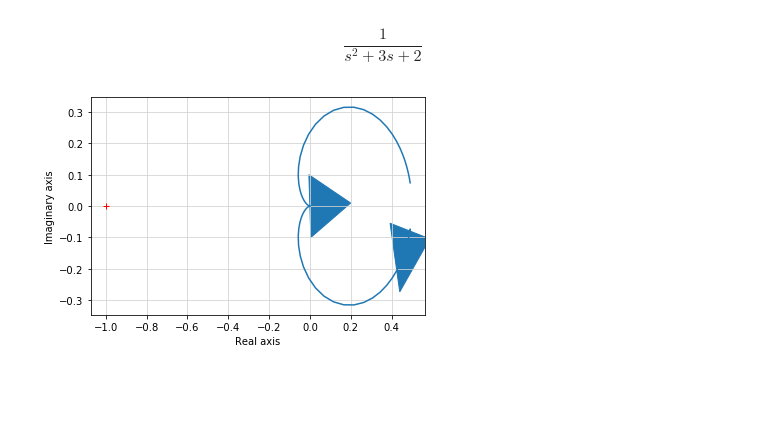
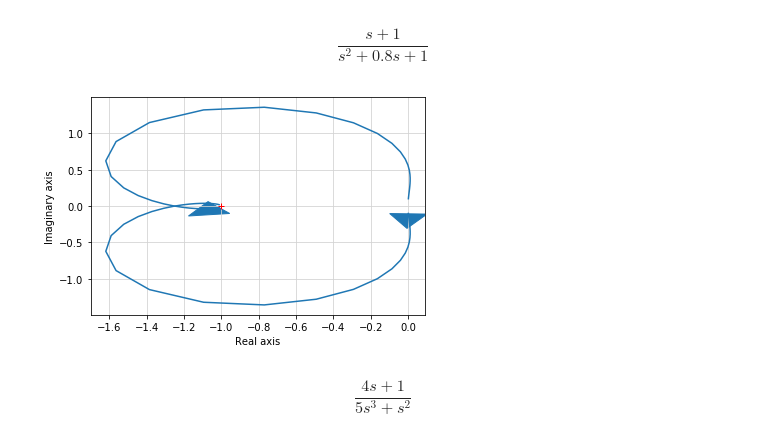
Before and after one commit to kenzosakiyama/controle, a Jupyter notebook: nyquist.ipynb, the cells around one changed output. Drawn from its saved outputs; the diff is of its cells as text; code cells hidden in the pictures; blank space fills up the shorter version.

Commit message:
Adicionando experimentos com diagramas de bode e nyquist

```diff
--- a/nyquist.ipynb
+++ b/nyquist.ipynb
@@ -4,12 +4,12 @@ import numpy as np
 import matplotlib.pyplot as plt
 # plt.rcParams["figure.figsize"] = (20,10)
 # %%
-demo = co.TransferFunction([1], [1,3,2])
+demo = co.TransferFunction([1, 1], [1,0.8,1])
 # %%
 demo
 # %% [output]
-$$\frac{1}{s^2 + 3 s + 2}$$
+$$\frac{s + 1}{s^2 + 0.8 s + 1}$$
 # %%
-_ = co.nyquist_plot(demo)
+_ = co.nyquist_plot(-1*demo)
 # %% [output]
-[figure, old version]
+[figure, new version]
@@ -15,0 +18,4 @@ _ = co.nyquist_plot(demo)
+# %%
+G
+# %% [output]
+$$\frac{4 s + 1}{5 s^3 + s^2}$$
```
Also changed, not shown: parts of 2 cells of this notebook, 2 other files.
